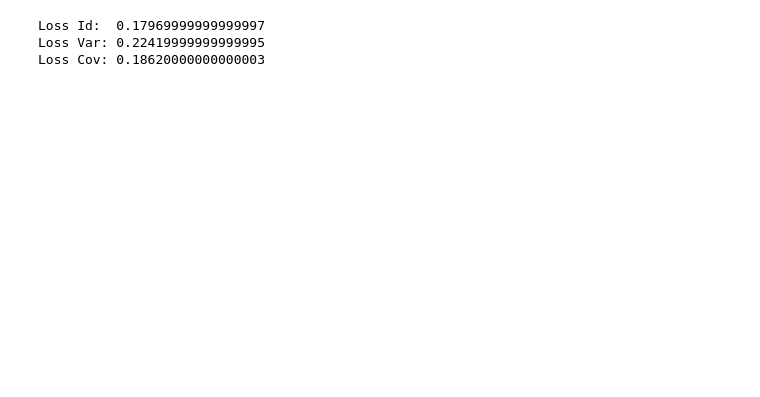
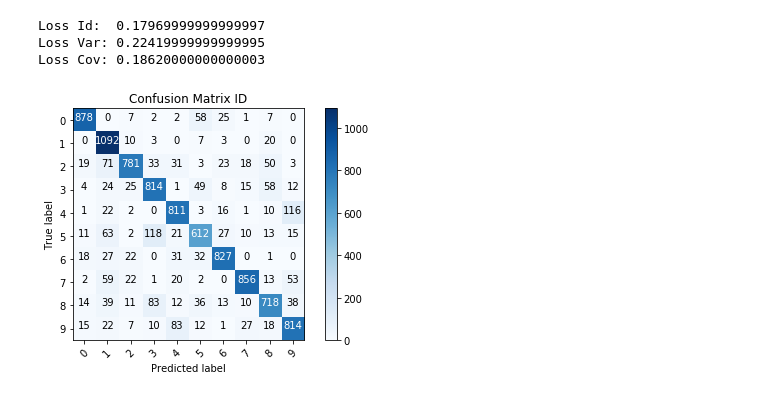
Before and after one commit to mlhhu2017/identifyDigit, a Jupyter notebook: cornelius/playing_around.ipynb, the cells around one changed output. Cells and saved outputs as stored; diff of their text form; code cells hidden in the pictures; blank space fills up the shorter version.

```diff
--- a/cornelius/playing_around.ipynb
+++ b/cornelius/playing_around.ipynb
@@ -145,3 +110,12 @@ print("Loss Cov: {}".format(loss_cov))
 Loss Id:  0.17969999999999997
 Loss Var: 0.22419999999999995
 Loss Cov: 0.18620000000000003
+# %%
+cm_id  = confusion_matrix(test_labels, result_id)
+cm_var = confusion_matrix(test_labels, result_var)
+cm_cov = confusion_matrix(test_labels, result_cov)
+classes = np.arange(10)
+# %%
+mu.plot_confusion_matrix(cm_id, title='Confusion Matrix ID', classes=classes)
+# %% [output]
+[figure, added]
```
Also changed, not shown: parts of 15 cells of this notebook, 1 other file.
